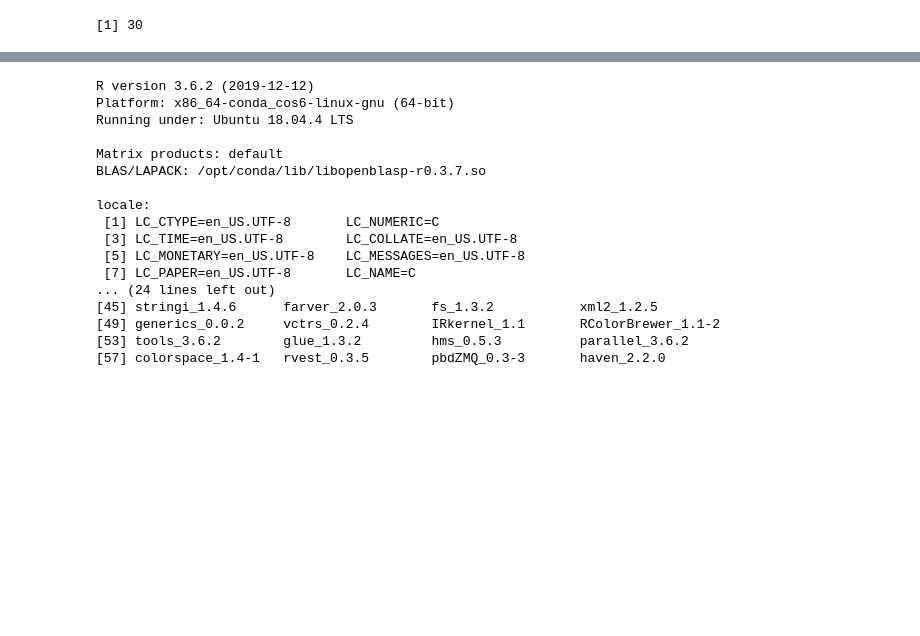
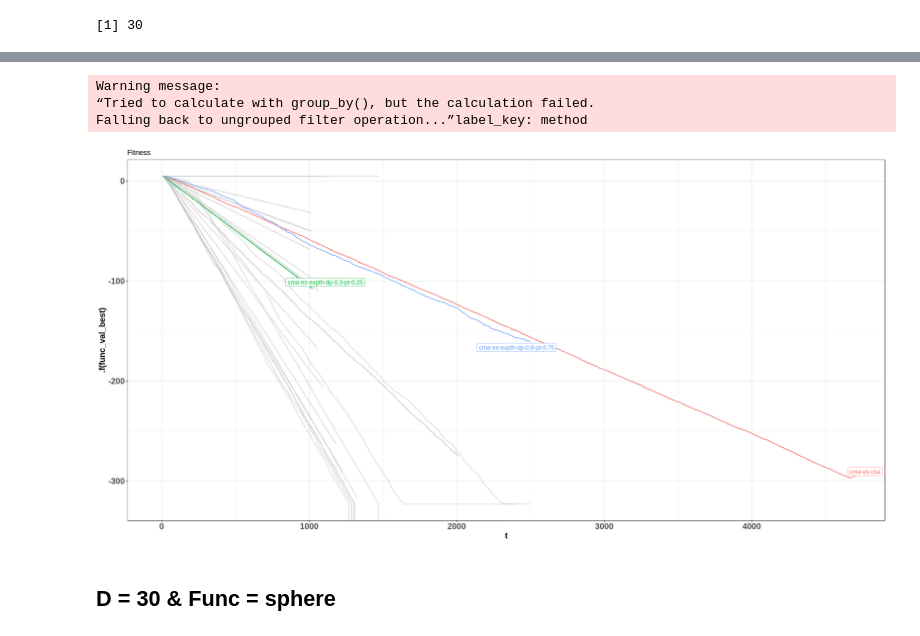
Before and after one commit to ewarchul/cma-es-exp, a Jupyter notebook: notebook/sigma-expth-optim.ipynb, the cells around one changed output, grey strips where cells are left out. Drawn from its saved outputs; the diff is of its cells as text; code cells hidden in the pictures; blank space fills up the shorter version.

```diff
--- a/notebook/sigma-expth-optim.ipynb
+++ b/notebook/sigma-expth-optim.ipynb
@@ -77,20 +83,11 @@ label_key: method
-# %%
-sessionInfo()
-# %% [output]
-R version 3.6.2 (2019-12-12)
-Platform: x86_64-conda_cos6-linux-gnu (64-bit)
-Running under: Ubuntu 18.04.4 LTS
-
-Matrix products: default
-BLAS/LAPACK: /opt/conda/lib/libopenblasp-r0.3.7.so
-
-locale:
- [1] LC_CTYPE=en_US.UTF-8       LC_NUMERIC=C
- [3] LC_TIME=en_US.UTF-8        LC_COLLATE=en_US.UTF-8
- [5] LC_MONETARY=en_US.UTF-8    LC_MESSAGES=en_US.UTF-8
- [7] LC_PAPER=en_US.UTF-8       LC_NAME=C
-... (24 lines left out)
-[45] stringi_1.4.6      farver_2.0.3       fs_1.3.2           xml2_1.2.5
-[49] generics_0.0.2     vctrs_0.2.4        IRkernel_1.1       RColorBrewer_1.1-2
-[53] tools_3.6.2        glue_1.3.2         hms_0.5.3          parallel_3.6.2
-[57] colorspace_1.4-1   rvest_0.3.5        pbdZMQ_0.3-3       haven_2.2.0
+# %%
+experiments_d10 %>%
+    value_plot(.f = log10) +
+    gghighlight::gghighlight(method %in% c("cma-es-expth-dp-0.3-pt-0.25", "cma-es-csa", "cma-es-expth-dp-0.8-pt-0.75"), use_direct_label = T)
+# %% [output]
+Warning message:
+“Tried to calculate with group_by(), but the calculation failed.
+Falling back to ungrouped filter operation...”label_key: method
+[figure, added]
+# %% [markdown]
+## D = 30 & Func = sphere
```
Also changed, not shown: parts of 25 cells of this notebook.
